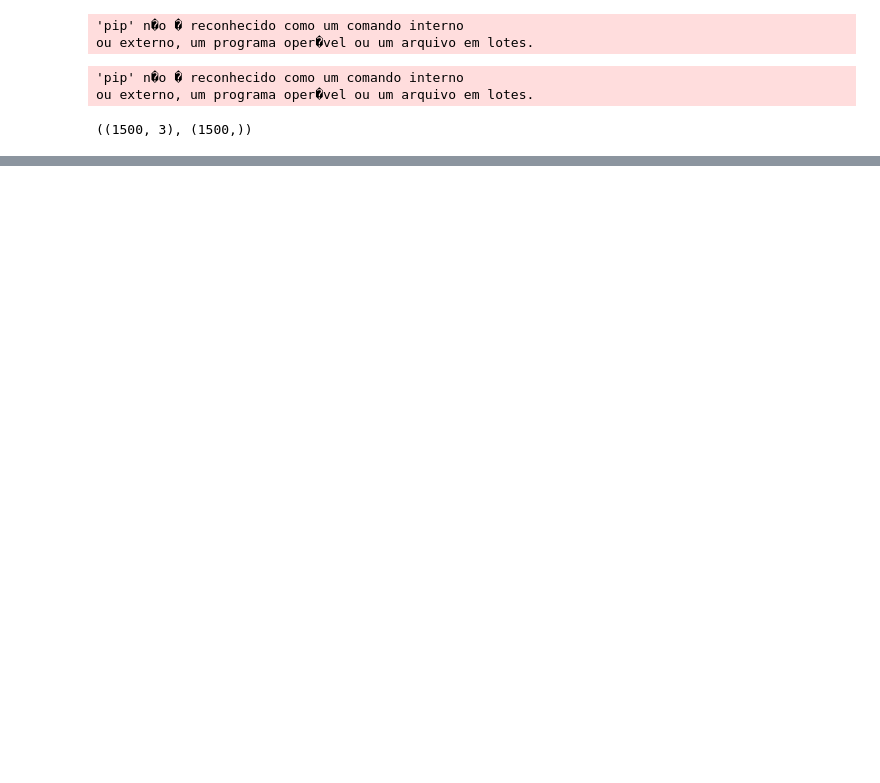
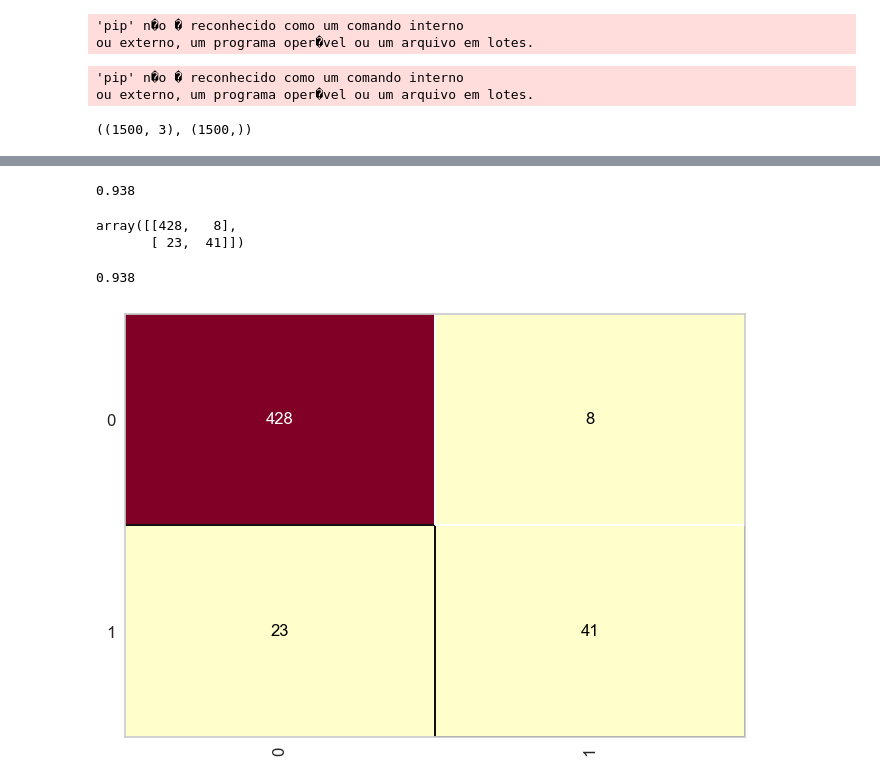
Before and after one commit to WeslleyFornari/Learning-Machine-e-IA, a Jupyter notebook: base_risco_credito.ipynb, the cells around one changed output, grey strips where cells are left out. Drawn from its saved outputs; the diff is of its cells as text; code cells hidden in the pictures; blank space fills up the shorter version.

Commit message:
feat:Correções de algoritimos

```diff
--- a/base_risco_credito.ipynb
+++ b/base_risco_credito.ipynb
@@ -14,8 +14,4 @@ import numpy as np
 import seaborn as sns
 import matplotlib.pyplot as plt
 import plotly.express as px
-# %%
-import pickle
-with open('base_dados/census.pkl', 'rb') as f:
-  X_credit_treinamento, y_credit_treinamento, X_credit_teste, y_credit_teste = pickle.load(f)
 # %%
@@ -29,0 +39,4 @@ X_credit_treinamento.shape, y_credit_treinamento.shape
+# %%
+# Algoritmo de treinamento / Aprendizado   metodo FIT
+naive_credit_data = GaussianNB()
+naive_credit_data.fit(X_credit_treinamento, y_credit_treinamento)
@@ -29,0 +93,10 @@ X_credit_treinamento.shape, y_credit_treinamento.shape
+# %%
+# Compara - (Respostas, Previsões) - % de acertos 93,8 % de 500 registros
+accuracy_score(y_credit_teste, previsoes)
+# %% [output]
+0.938
+# %%
+confusion_matrix(y_credit_teste, previsoes)
+# %% [output]
+array([[428,   8],
+       [ 23,  41]])
@@ -29,0 +105,9 @@ X_credit_treinamento.shape, y_credit_treinamento.shape
+# %%
+cm = ConfusionMatrix(naive_credit_data) # Algoritimo
+cm.fit(X_credit_treinamento, y_credit_treinamento) # Treinamento
+cm.score(X_credit_teste, y_credit_teste) # resultado
+
+# 93,8% acerto. 0- Paga  1-Não Paga    Score Antigo -> Classificação Atual
+# %% [output]
+0.938
+[figure, added]
```
Also changed, not shown: parts of 11 cells of this notebook, 2 other files.
